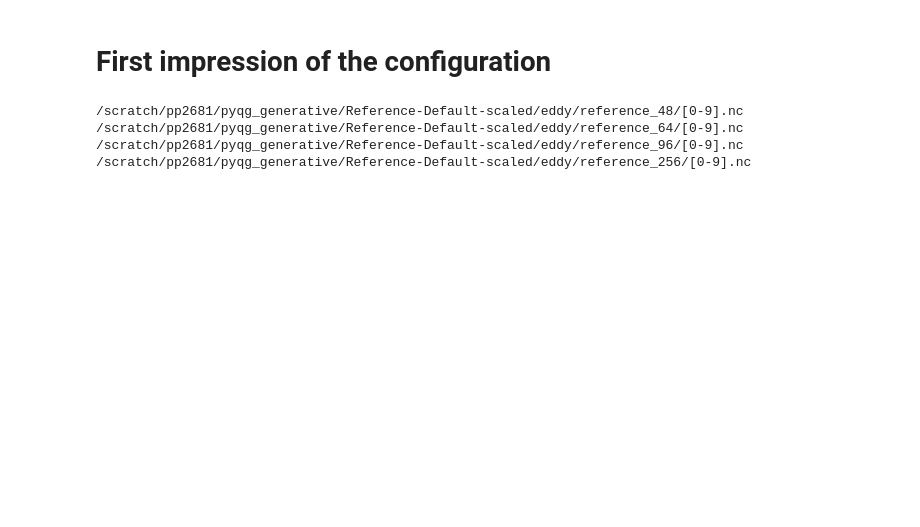
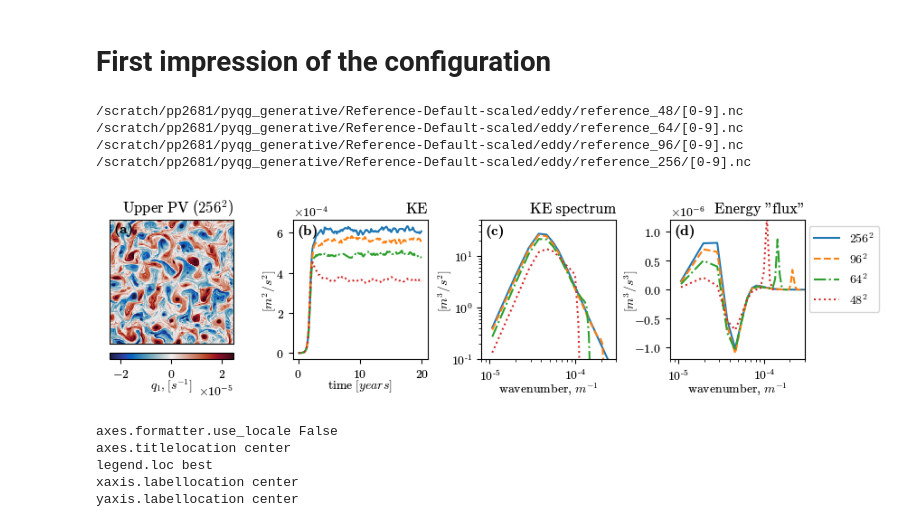
Before and after one commit to m2lines/pyqg_generative, a Jupyter notebook: notebooks/paper_figures_1.ipynb, the cells around one changed output. Drawn from its saved outputs; the diff is of its cells as text; code cells hidden in the pictures; blank space fills up the shorter version.

```diff
--- a/notebooks/paper_figures_1.ipynb
+++ b/notebooks/paper_figures_1.ipynb
@@ -23,3 +22,47 @@ for res in ['48', '64', '96', '256']:
 /scratch/pp2681/pyqg_generative/Reference-Default-scaled/eddy/reference_64/[0-9].nc
 /scratch/pp2681/pyqg_generative/Reference-Default-scaled/eddy/reference_96/[0-9].nc
 /scratch/pp2681/pyqg_generative/Reference-Default-scaled/eddy/reference_256/[0-9].nc
+# %%
+default_rcParams({})
+matplotlib.rcParams.update({'figure.subplot.wspace': 0.4})
+ls = {'256': '-', '96': '--', '64': '-.', '48': ':'}
+
+plt.subplot(1,4,1)
+q = ds['256'].q.isel(time=-1,run=0,lev=0)
+imshow(q, cbar_label='$q_1, [s^{-1}]$', location='bottom')
+plt.title('Upper PV ($256^2$)')
+plt.subplot(1,4,2)
+for res in ['256', '96', '64', '48']:
+    ds[res].KE_time.plot(ls=ls[res])
+    plt.ylabel('[$m^2/s^2$]')
+    plt.title('KE')
+plt.subplot(1,4,3)
+for res in ['256', '96', '64', '48']:
+    ds[res].KEspecr_mean.plot(ls=ls[res])
+    plt.xscale('log')
+    plt.yscale('log')
+    plt.ylim([1e-1, 5e+1])
+    plt.xlim([8e-6,3e-4])
+    plt.ylabel('[$m^3/s^2$]')
+    plt.title('KE spectrum')
+plt.subplot(1,4,4)
+for res in ['256', '96', '64', '48']:
+    ds[res].Efluxr.plot(ls=ls[res], label=f'${res}^2$')
+    plt.xscale('log')
+    plt.xlim([8e-6,3e-4])
+    plt.ylim([-1.2e-6, 1.2e-6])
+    plt.legend(ncol=1, bbox_to_anchor=(1.6,1), loc='upper right')
+    plt.ylabel('[$m^3/s^3$]', labelpad=-5)
+    plt.title('Energy "flux"')
+set_letters()
+plt.savefig('paper_figures_1/fig1.pdf')
+# %% [output]
+[figure, added]
+# %%
+show_rcparams('loc')
+# %% [output]
+axes.formatter.use_locale False
+axes.titlelocation center
+legend.loc best
+xaxis.labellocation center
+yaxis.labellocation center
```
Also changed, not shown: parts of 1 cell of this notebook, 2 other files.
